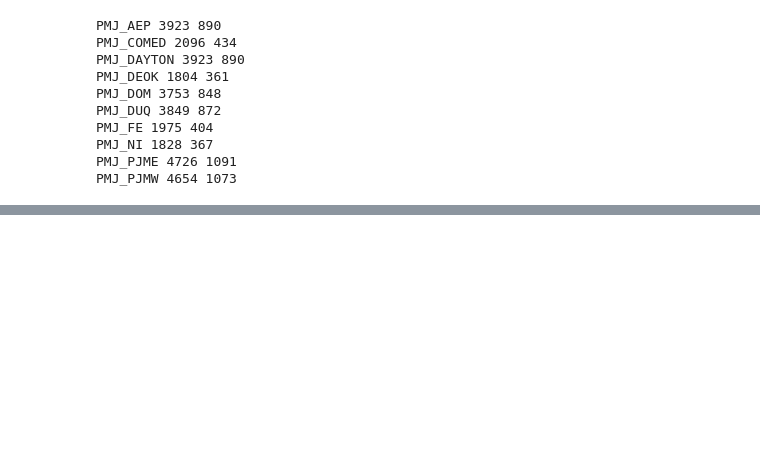
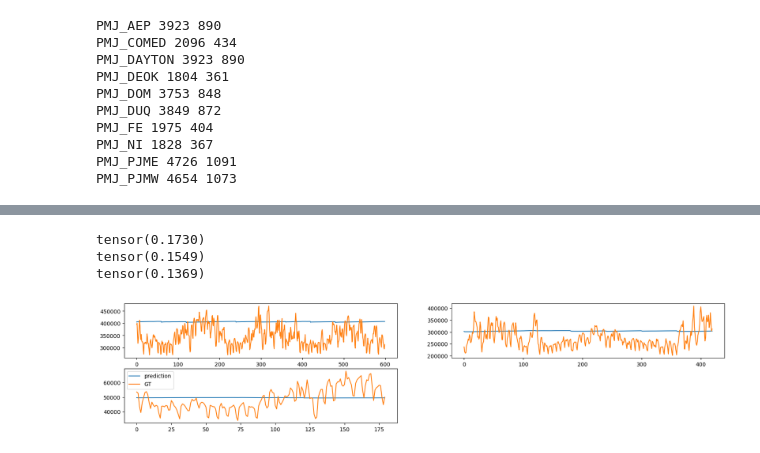
Before and after one commit to qja1998/co2_forecast, a Jupyter notebook: transformer/test_notebook/train_transformer.ipynb, the cells around one changed output, grey strips where cells are left out. Saved outputs shown, nothing was run; the diff lists cells and outputs as text; code cells hidden in the pictures; blank space fills up the shorter version.

```diff
--- a/transformer/test_notebook/train_transformer.ipynb
+++ b/transformer/test_notebook/train_transformer.ipynb
@@ -24,7 +52,7 @@ params = {'input_window' : [120],
          'dropout' : [0.1],
          'is_save' : [True]}
 # %%
-DATA_PATH = "./data/kaggle_data/daily_data/"
+DATA_PATH = "../../data/kaggle_data/"
 # %%
 
 # make dataset
@@ -136 +164,15 @@ View run at https://wandb.ai/qja1998/co2%20emission%20forecasting/runs/pu4423c4
 wandb: WARNING Calling wandb.run.save without any arguments is deprecated.Changes to attributes are automatically persisted.
+# %%
+from transformer_type.model import TransAm
+
+pred_seq = 60
+
+model_param = (params['input_window'][0], params['feature_size'][0], params['num_layers'][0], params['d_ff'][0], params['dropout'][0])
+MODEL_PATH = f"transformer_results/type_{model_param[0]}-60_64_{model_param[1]}-{model_param[3]}-{model_param[2]}_1e-05_100_{model_param[4]}"
+models = {'PMJ_' + t : TransAm(*model_param[1:]) for t in pmj_cols}
+for t in pmj_cols:
+    models['PMJ_' + t].load_state_dict(torch.load(MODEL_PATH + f"/models/PMJ_{t}.pt"))
+    models['PMJ_' + t].to(device)
+# %%
+def inverse_scaling(value):
+    return float(scaler.inverse_transform(value.cpu().detach().reshape(1, -1)))
@@ -136,0 +221,39 @@ wandb: WARNING Calling wandb.run.save without any arguments is deprecated.Change
+# %%
+from torchmetrics.regression import SymmetricMeanAbsolutePercentageError as SMAPE, MeanAbsolutePercentageError as MAPE, R2Score as R2
+import matplotlib.pyplot as plt
+
+# tensor(0.0757)
+# tensor(0.1433)
+# tensor(0.2411)
+# tensor(0.1079)
+# tensor(0.2570)
+# tensor(0.1562)
+# tensor(0.1002)
+# tensor(0.2347)
+# tensor(0.1141)
+# tensor(0.2481)
+
+smape = SMAPE()
+idx = 0
+sub_num = 1
+plt.figure(figsize=(20, 15 * len(predictions_period) // len(val_data_list)))
+for t in predictions_period:
+    pred, true_val = [], []
+    for p, gt in zip(predictions_period[t][idx : idx + 600:60], true_values_period[t][idx : idx + 600:60]):
+        pred += p[:]
+        true_val += gt[:]
+    plt.subplot(len(predictions_period) // 2 + 1, 2, sub_num)
+    plt.rc('font', size=10)
+    plt.plot(pred, label='prediction')
+    plt.plot(true_val, label="GT")
+    print(smape(torch.tensor(pred), torch.tensor(true_val)))
+
+    sub_num += 1
+
+plt.legend()
+plt.show()
+# %% [output]
+tensor(0.1730)
+tensor(0.1549)
+tensor(0.1369)
+[figure, added]
```
Also changed, not shown: parts of 6 cells of this notebook, 4 other files.
